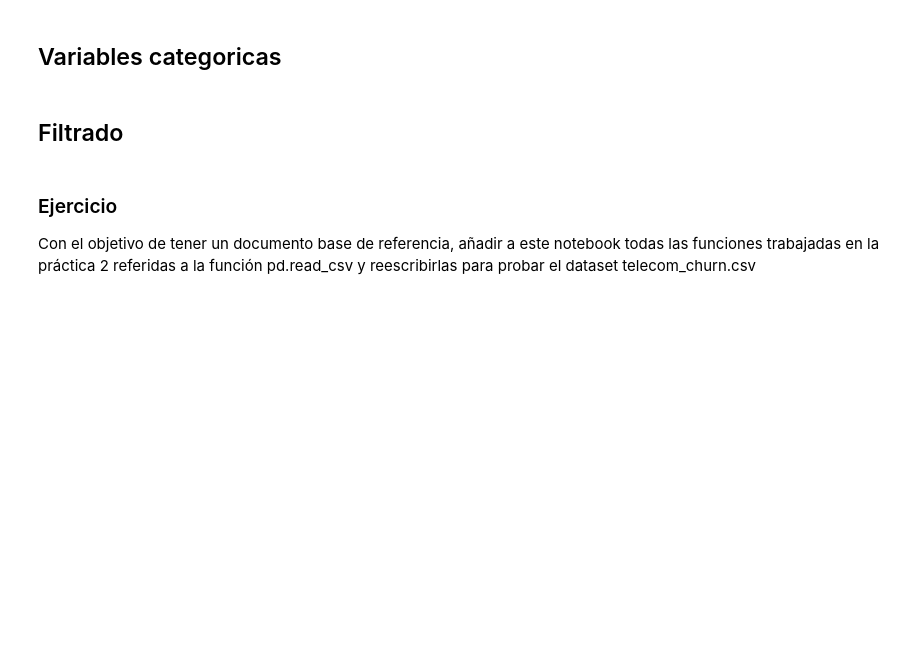
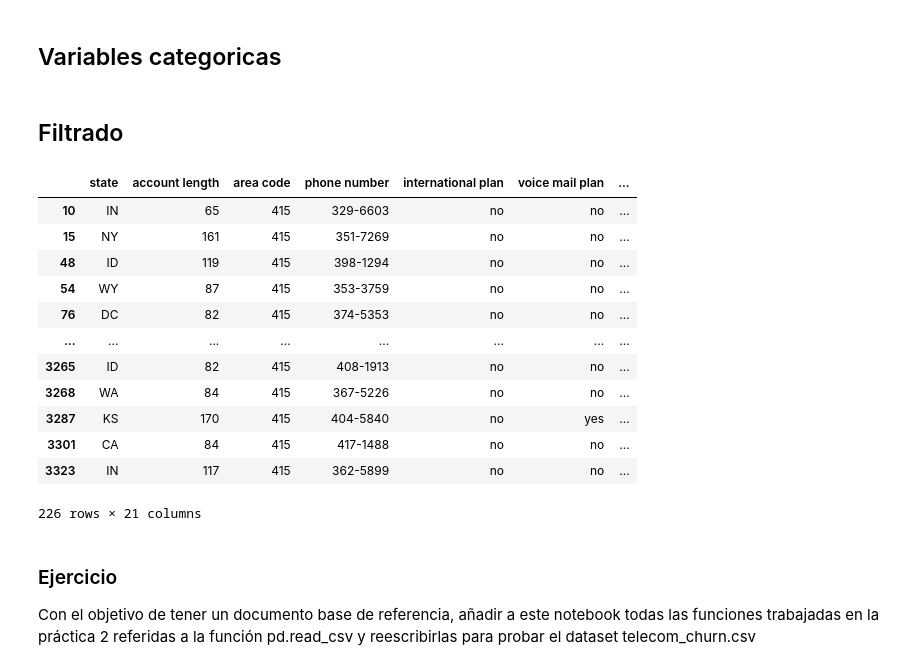
Before and after one commit to Eurobeater/cursoBigDataIA, a Jupyter notebook: Sistemas de Aprendizaje Automático/Tema 1/Ejercicio práctico 3 Continuamos trabajando con la librería Pandas-20241015/Trabajando con Pandas.ipynb, the cells around one changed output. Cells and saved outputs as stored; diff of their text form; code cells hidden in the pictures; blank space fills up the shorter version.

```diff
--- a/Sistemas de Aprendizaje Automático/Tema 1/Ejercicio práctico 3 Continuamos trabajando con la librería Pandas-20241015/Trabajando con Pandas.ipynb
+++ b/Sistemas de Aprendizaje Automático/Tema 1/Ejercicio práctico 3 Continuamos trabajando con la librería Pandas-20241015/Trabajando con Pandas.ipynb
@@ -82,6 +147,22 @@ df['churn'].value_counts(normalize=True) # Normaliza la salida mostrando el valo
 ## Filtrado
 # %%
 df[df['total day minutes'] > 100]  # Filtrar
+# %%
+df[(df['total day minutes'] > 100) & (df['churn'] == True) & (df['area code'] == 415)]  # Filtrar
+# %% [output]
+|  | state | account length | area code | phone number | international plan | voice mail plan | ... |
+| 10 | IN | 65 | 415 | 329-6603 | no | no | ... |
+| 15 | NY | 161 | 415 | 351-7269 | no | no | ... |
+| 48 | ID | 119 | 415 | 398-1294 | no | no | ... |
+| 54 | WY | 87 | 415 | 353-3759 | no | no | ... |
+| 76 | DC | 82 | 415 | 374-5353 | no | no | ... |
+| ... | ... | ... | ... | ... | ... | ... | ... |
+| 3265 | ID | 82 | 415 | 408-1913 | no | no | ... |
+| 3268 | WA | 84 | 415 | 367-5226 | no | no | ... |
+| 3287 | KS | 170 | 415 | 404-5840 | no | yes | ... |
+| 3301 | CA | 84 | 415 | 417-1488 | no | no | ... |
+| 3323 | IN | 117 | 415 | 362-5899 | no | no | ... |
+226 rows × 21 columns
 # %% [markdown]
 ### Ejercicio
 
```
Also changed, not shown: parts of 8 cells of this notebook, 6 other files.
